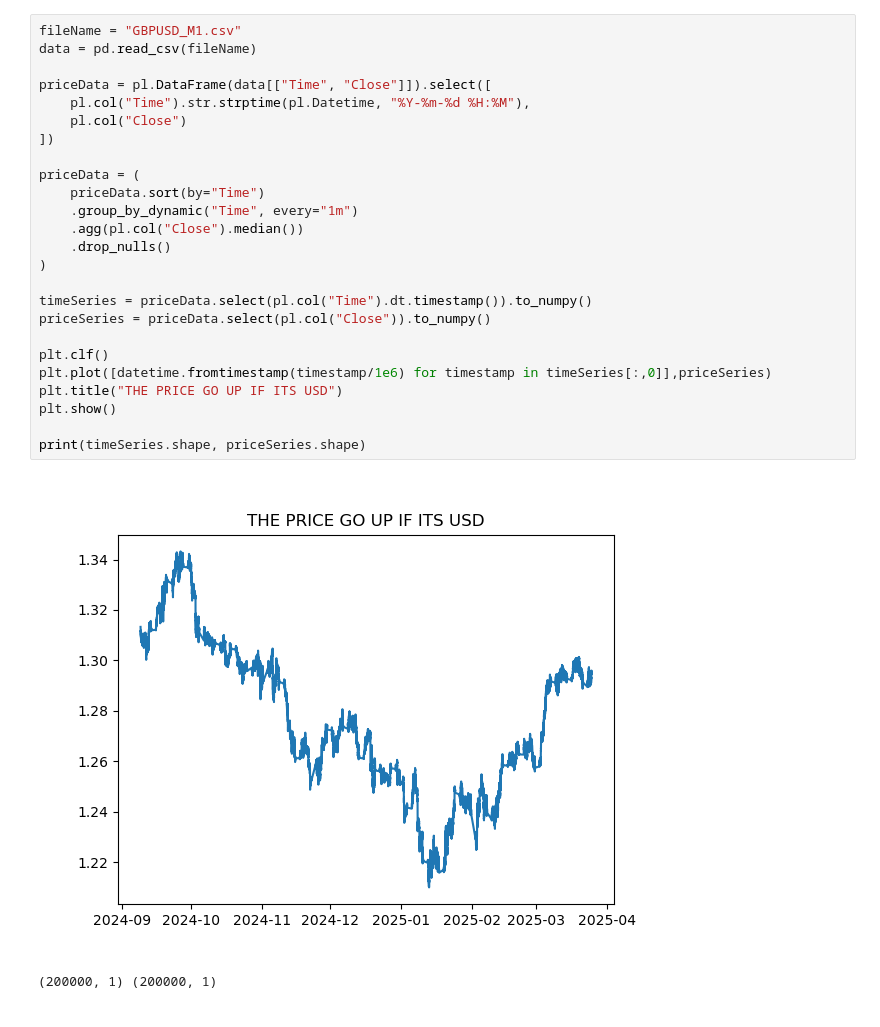
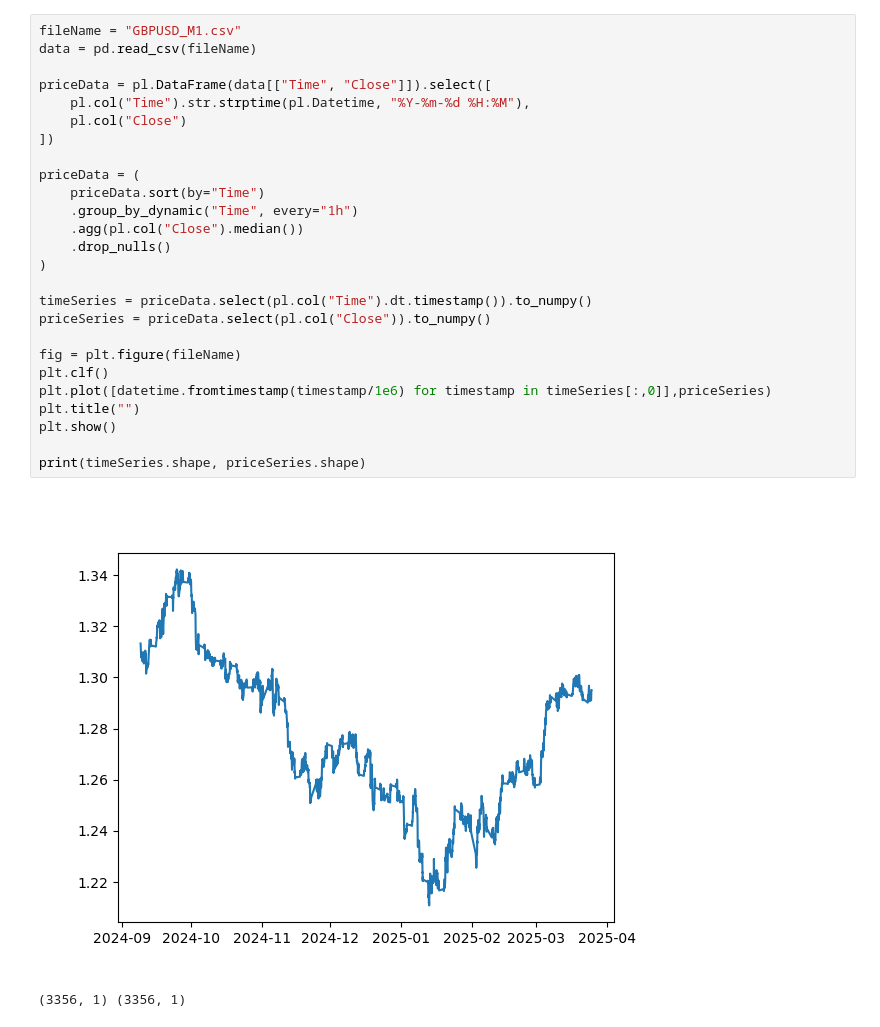
Before and after one commit to alexrmiller2/gpr-system, a Jupyter notebook: gpr-system-v2.ipynb, the cells around one changed output. Saved outputs shown, nothing was run; the diff lists cells and outputs as text.

Commit message:
Finished graph support

```diff
--- a/gpr-system-v2.ipynb
+++ b/gpr-system-v2.ipynb
@@ -13,30 +14,31 @@ plt.ion()
 # %%
 fileName = "GBPUSD_M1.csv"
 data = pd.read_csv(fileName)
 
 priceData = pl.DataFrame(data[["Time", "Close"]]).select([
     pl.col("Time").str.strptime(pl.Datetime, "%Y-%m-%d %H:%M"),
     pl.col("Close")
 ])
 
 priceData = (
     priceData.sort(by="Time")
-    .group_by_dynamic("Time", every="1m")
+    .group_by_dynamic("Time", every="1h")
     .agg(pl.col("Close").median())
     .drop_nulls()
 )
 
 timeSeries = priceData.select(pl.col("Time").dt.timestamp()).to_numpy()
 priceSeries = priceData.select(pl.col("Close")).to_numpy()
 
+fig = plt.figure(fileName)
 plt.clf()
 plt.plot([datetime.fromtimestamp(timestamp/1e6) for timestamp in timeSeries[:,0]],priceSeries)
-plt.title("THE PRICE GO UP IF ITS USD")
+plt.title("")
 plt.show()
 
 print(timeSeries.shape, priceSeries.shape)
 # %% [output]
-[figure, old version]
+[figure, new version]
-(200000, 1) (200000, 1)
+(3356, 1) (3356, 1)
 # %%
 def gprPredict(start, window):
```
Also changed, not shown: parts of 4 cells of this notebook.
